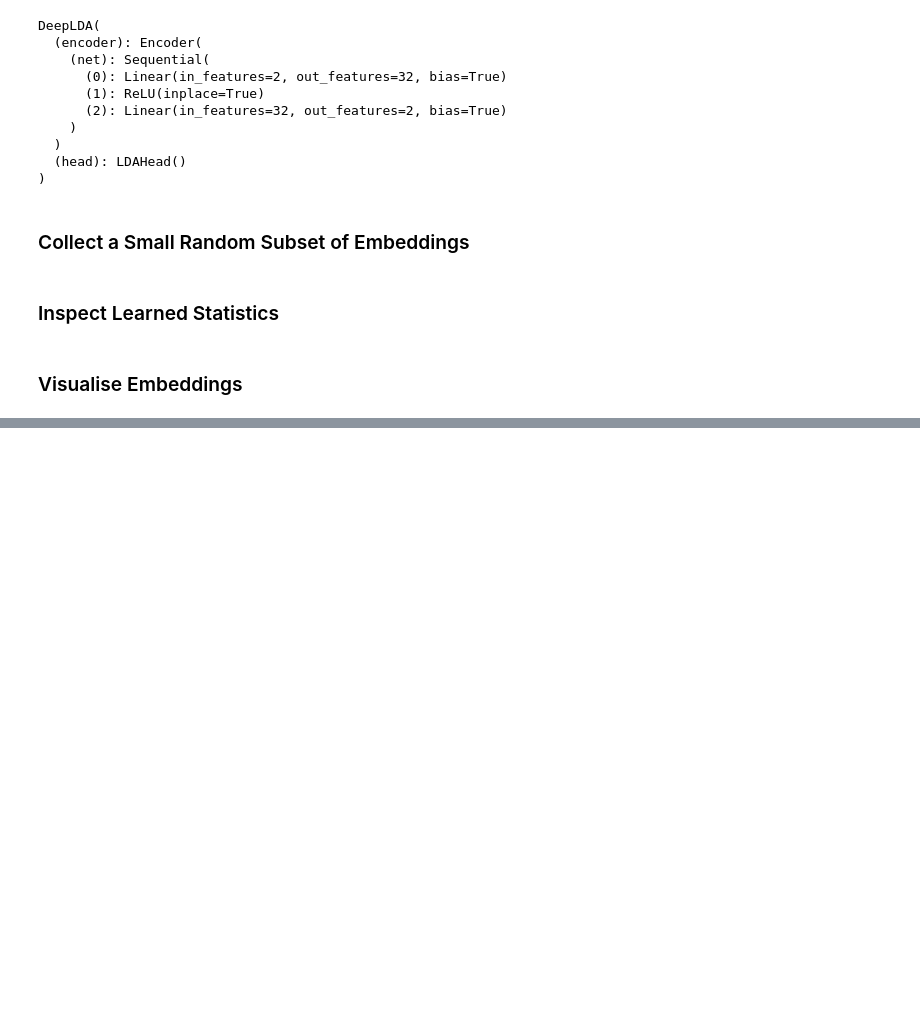
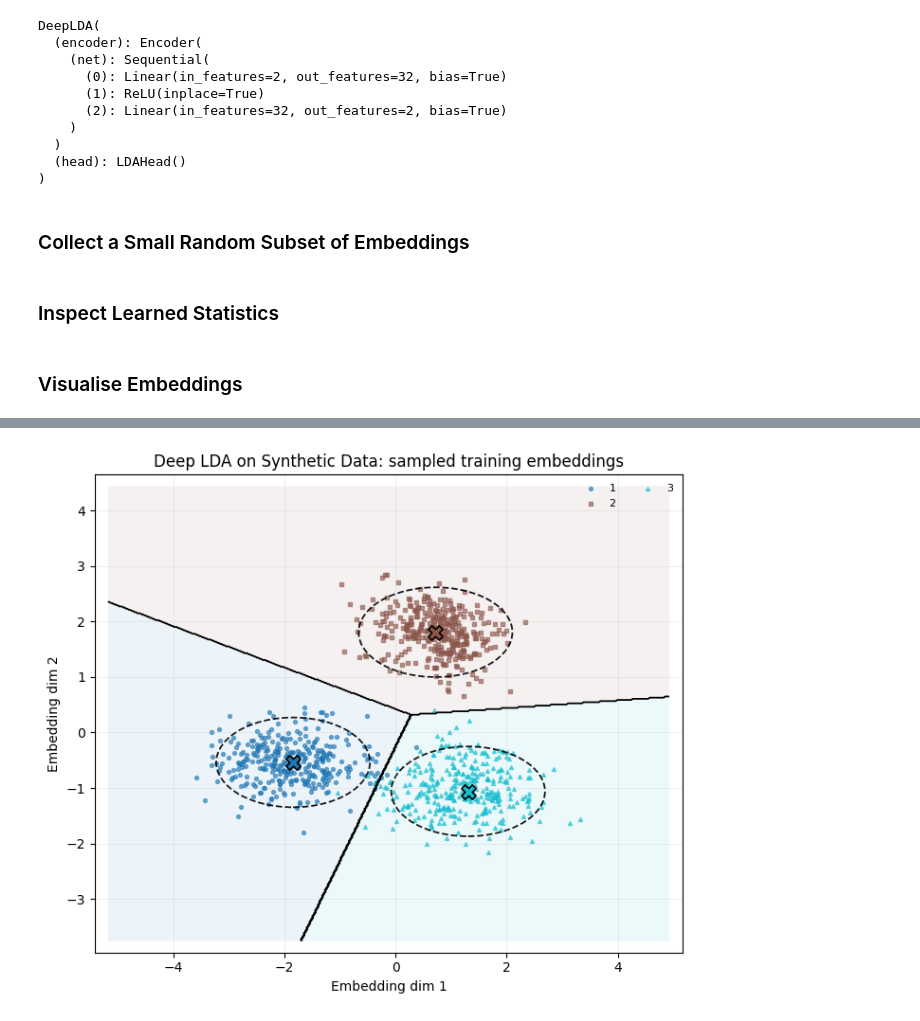
Before and after one commit to zh3nis/lda, a Jupyter notebook: Synthetic.ipynb, the cells around one changed output, grey strips where cells are left out. Saved outputs shown, nothing was run; the diff lists cells and outputs as text; code cells hidden in the pictures; blank space fills up the shorter version.

```diff
--- a/Synthetic.ipynb
+++ b/Synthetic.ipynb
@@ -173,22 +181,2 @@ mu = model.head.mu_ema.detach().cpu()  # (C, K, D) or (C*K, D)
 # %% [markdown]
 ### Visualise Embeddings
-# %%
-plt.figure(figsize=(7,6))
-cmap = plt.get_cmap("tab10", 10)
-markers = ['o','s']
-
-for c in range(2):
-    idx = (Y == c)
-    plt.scatter(Z[idx,0], Z[idx,1], s=8, alpha=0.6,
-                c=[cmap(c)], marker=markers[c], label=f"{c}")
-    for k in range(mu.shape[1]):
-        m = mu[c]
-        plt.scatter(m[0], m[1], s=100, marker='X',
-                    c=[cmap(c)], edgecolor='k', linewidths=1.2)
-
-plt.title("Deep LDA on Synthetic Data: sampled training embeddings")
-plt.xlabel("Embedding dim 1")
-plt.ylabel("Embedding dim 2")
-plt.legend(fontsize=8, ncol=2, frameon=False)
-plt.tight_layout()
-plt.show()
@@ -196,0 +183,65 @@ plt.show()
+# %%
+fig, ax = plt.subplots(figsize=(7, 6))
+colors = plt.get_cmap('tab10', NUM_CLASSES)
+markers = ['o', 's', '^', 'P', 'X', 'D', 'v']
+
+classes = np.unique(Y)
+centers = mu
+if centers.ndim == 3:
+    centers = centers[:, 0]
+elif centers.ndim == 2 and centers.shape[0] != NUM_CLASSES:
+    centers = centers.reshape(NUM_CLASSES, -1, centers.shape[-1])[:, 0]
+
+pad = 1.6
+xmin, xmax = Z[:, 0].min() - pad, Z[:, 0].max() + pad
+ymin, ymax = Z[:, 1].min() - pad, Z[:, 1].max() + pad
+xx, yy = np.meshgrid(np.linspace(xmin, xmax, 400),
+                     np.linspace(ymin, ymax, 400))
+grid = np.c_[xx.ravel(), yy.ravel()]
+Sigma_inv = np.linalg.inv(shared_cov)
+w = (Sigma_inv @ centers.T).T
+log_pi = np.log(class_prior + 1e-12)
+b = -0.5 * np.sum(centers @ Sigma_inv * centers, axis=1) + log_pi
+g = grid @ w.T + b
+pred = g.argmax(axis=1).reshape(xx.shape)
+
+region_cmap = plt.matplotlib.colors.ListedColormap([colors(i) for i in range(NUM_CLASSES)])
+ax.contourf(xx, yy, pred, levels=np.arange(NUM_CLASSES + 1) - 0.5,
+            cmap=region_cmap, alpha=0.08, antialiased=True)
+ax.contour(xx, yy, pred, levels=np.arange(NUM_CLASSES) + 0.5,
+           colors='k', linewidths=1.3, linestyles='-')
+
+
+def cov_ellipse(mean, cov, k=2.15, **kwargs):
+    vals, vecs = np.linalg.eigh(cov)
+    order = vals.argsort()[::-1]
+    vals, vecs = vals[order], vecs[:, order]
+    width, height = 2 * k * np.sqrt(np.maximum(vals, 1e-12))
+    angle = np.degrees(np.arctan2(vecs[1, 0], vecs[0, 0]))
+    return Ellipse(xy=mean, width=width, height=height, angle=angle, **kwargs)
+
+for idx, cls in enumerate(classes):
+    mask = (Y == cls)
+    marker = markers[idx % len(markers)]
+    ax.scatter(Z[mask, 0], Z[mask, 1], s=8, alpha=0.6,
+               c=[colors(idx)], marker=marker, label=f"{int(cls)}")
+    center = centers[int(cls - LABEL_OFFSET)]
+    ax.scatter(center[0], center[1], s=120, marker='X',
+               c=[colors(idx)], edgecolor='k', linewidths=1.2)
+    ellipse = cov_ellipse(center, shared_cov, k=2.15,
+                          edgecolor='k', facecolor='none',
+                          linewidth=1.3, linestyle='--', alpha=0.9)
+    ax.add_patch(ellipse)
+
+ax.set_title('Deep LDA on Synthetic Data: sampled training embeddings')
+ax.set_xlabel('Embedding dim 1')
+ax.set_ylabel('Embedding dim 2')
+ax.legend(fontsize=8, ncol=2, frameon=False)
+ax.set_xlim(xmin, xmax)
+ax.set_ylim(ymin, ymax)
+ax.axis('equal')
+ax.grid(True, linewidth=0.4, alpha=0.35)
+plt.tight_layout()
+plt.show()
+# %% [output]
+[figure, added]
```
Also changed, not shown: parts of 9 cells of this notebook.
